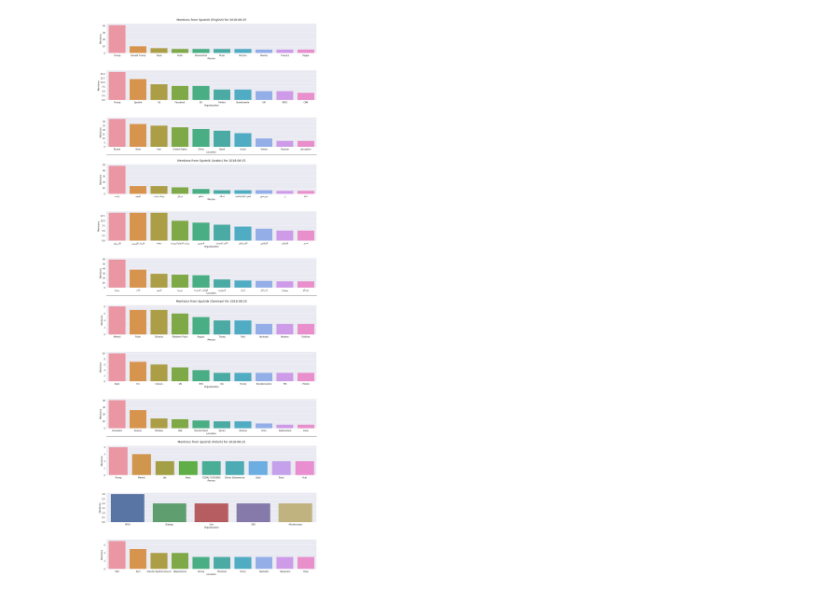
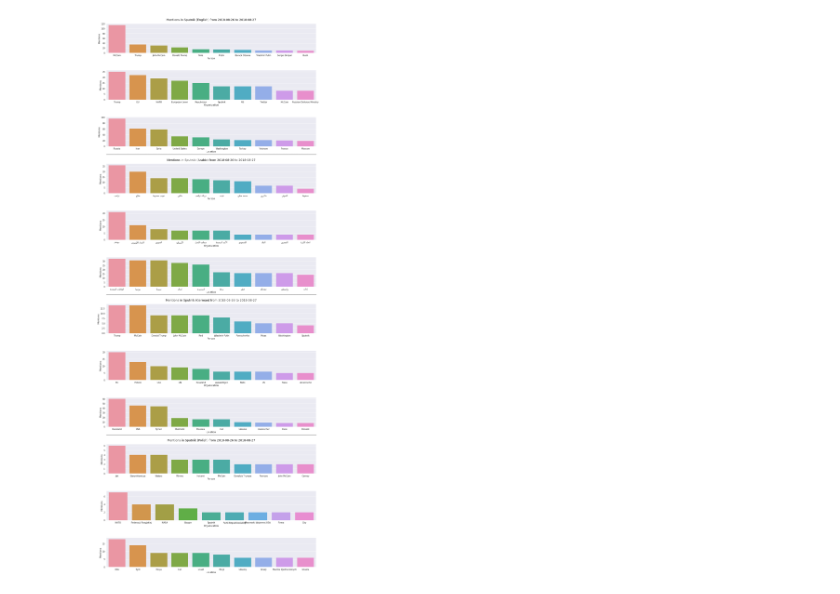
Before and after one commit to Brvtvs/sputnik_named_entities, a Jupyter notebook: sputnik_named_entities.ipynb, the cells around one changed output. Cells and saved outputs as stored; diff of their text form; code cells hidden in the pictures.

```diff
--- a/sputnik_named_entities.ipynb
+++ b/sputnik_named_entities.ipynb
@@ -18,0 +17,22 @@ today = datetime.date.today()
+# %%
+# Configures how long into the past to go from today. 1 = just today, 2 = today and yesterday, etc.
+# Note that this tool currently relies on RSS feeds to scrape articles, and RSS feeds only list recent content.
+# As a result, setting this to go into the far past will not work.
+number_of_days_to_include = 2
+
+dates = []
+date_tuples = set()
+
+today = datetime.date.today()
+d = today
+for i in range(0, number_of_days_to_include):
+    dates.append(d)
+    date_tuples.add((d.year, d.month, d.day))
+    d = d - datetime.timedelta(days=1)
+
+if len(date_tuples) == 1:
+    date_str = str(dates[0])
+else:
+    date_str = str(dates[len(dates) - 1]) + ' to ' + str(dates[0])
+
+print('Scraping and analyzing data from %s...' % date_str)
@@ -34,10 +56,8 @@ for feed, url in feeds.items():
     article_links_by_feed[feed] = {
         entry['title']: entry['link']
         for entry in rss['entries']
-        if entry['published_parsed'].tm_year == today.year
-            and entry['published_parsed'].tm_mon == today.month
-            and entry['published_parsed'].tm_mday == today.day
+        if (entry['published_parsed'].tm_year, entry['published_parsed'].tm_mon, entry['published_parsed'].tm_mday) in date_tuples
     }
 
-    print('Found %d articles from %s for %s' % (len(article_links_by_feed[feed]), feed, today))
+    print('Found %d articles in %s from %s' % (len(article_links_by_feed[feed]), feed, date_str))
 # %% [output]
@@ -122,32 +142,32 @@ top_n = 10
 separator = ''.join(list(map(lambda x: '_', range(0, 144)))) + '\n\n'
 
 # defines the layout of the plots
 fig, ax = plt.subplots(3 * len(feeds), 1)
 fig.set_size_inches(18 , 12 * len(feeds))
 plt.subplots_adjust(hspace=0.6)
 sns.set(style="darkgrid")
 
 i = 0
 for feed in feeds:
 
     # Puts a title in the plots for this feed
-    title = 'Mentions from %s for %s' % (feed, str(today))
+    title = 'Mentions in %s from %s' % (feed, date_str)
     if i != 0:
         title = separator + title
     plt.text(0.5, 1.1, title, horizontalalignment='center', transform=ax[i].transAxes, fontsize=14)
 
     feed_entities = named_entities.loc[named_entities['feed'] == feed]
 
     # creates a plot for each of the three entity types
     for entity_type in tag_display_info.keys():
         tag_display_name = tag_display_info.get(entity_type, {'tag_name': entity_type})['tag_name']
 
         typed_entities = feed_entities.loc[feed_entities['entity_type'] == entity_type]
         entity_counts = typed_entities['entity'].value_counts(sort=True).to_frame().rename(columns={'entity':y_name})
         entity_counts[tag_display_name] = entity_counts.index
 
         top = entity_counts[entity_counts[y_name] > 1].head(top_n)
         sns.barplot(x=tag_display_name, y=y_name, data=top, ax = ax[i])
         i += 1
 # %% [output]
-[figure, old version]
+[figure, new version]
```
Also changed, not shown: parts of 4 cells of this notebook.
